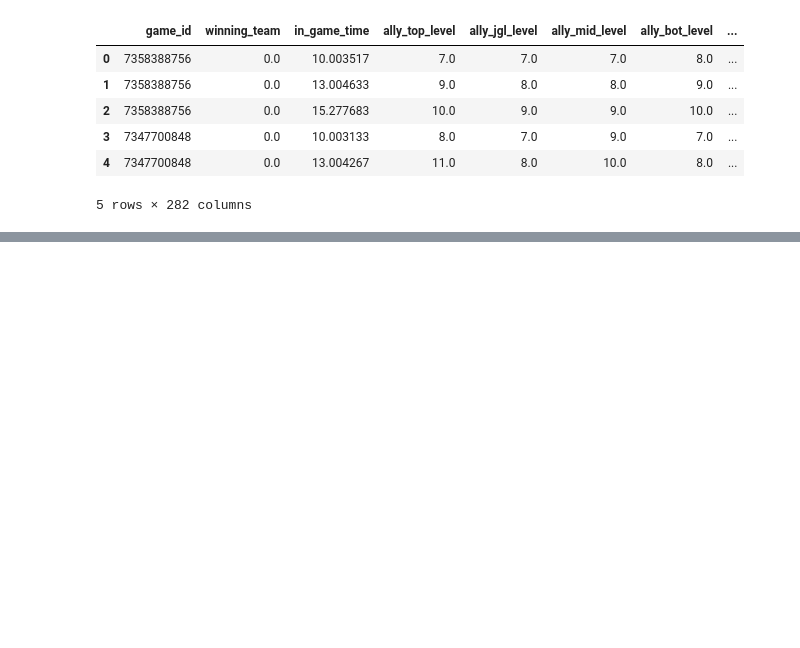
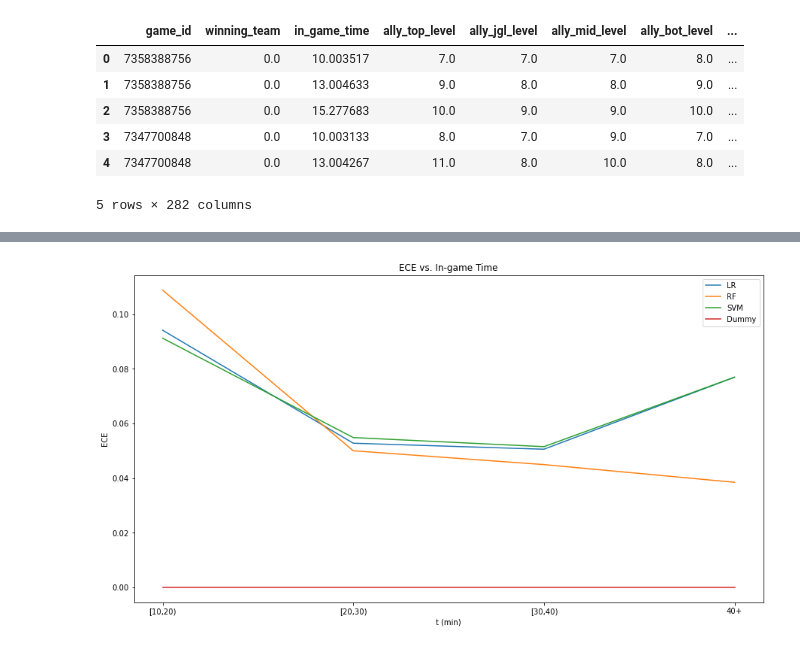
Before and after one commit to NguyenN2705/LoL-project, a Jupyter notebook: Project_v2.ipynb, the cells around one changed output, grey strips where cells are left out. Cells and saved outputs as stored; diff of their text form; code cells hidden in the pictures; blank space fills up the shorter version.

```diff
--- a/Project_v2.ipynb
+++ b/Project_v2.ipynb
@@ -384,0 +276,29 @@ plt.show()
+# %%
+LR_ece_over_time = [ECE_score(y_test[game_stages[time_interval].index],
+                                   LR.predict(scaler.transform(game_stages[time_interval])))
+                    for time_interval in game_stages_X]
+RF_ece_over_time = [ECE_score(y_test[game_stages[time_interval].index],
+                                   RF.predict(game_stages[time_interval]))
+                    for time_interval in game_stages_X]
+SVM_ece_over_time = [ECE_score(y_test[game_stages[time_interval].index],
+                                   SVM.predict(scaler.transform(game_stages[time_interval])))
+                    for time_interval in game_stages_X]
+Dummy_ece_over_time = [ECE_score(y_test[game_stages[time_interval].index],
+                                   Dummy.predict(game_stages[time_interval]))
+                    for time_interval in game_stages_X]
+# %%
+fig = plt.figure()
+fig.set_size_inches(15,8)
+
+plt.plot(time_intervals, LR_ece_over_time, label = 'LR')
+plt.plot(time_intervals, RF_ece_over_time, label = 'RF')
+plt.plot(time_intervals, SVM_ece_over_time, label = 'SVM')
+plt.plot(time_intervals, Dummy_ece_over_time, label = 'Dummy')
+plt.xlabel('t (min)')
+plt.ylabel('ECE')
+plt.title('ECE vs. In-game Time')
+plt.legend()
+#plt.savefig('Accuracy_vs_Time.png')
+plt.show()
+# %% [output]
+[figure, added]
```
Also changed, not shown: parts of 60 cells of this notebook, 6 other files.
